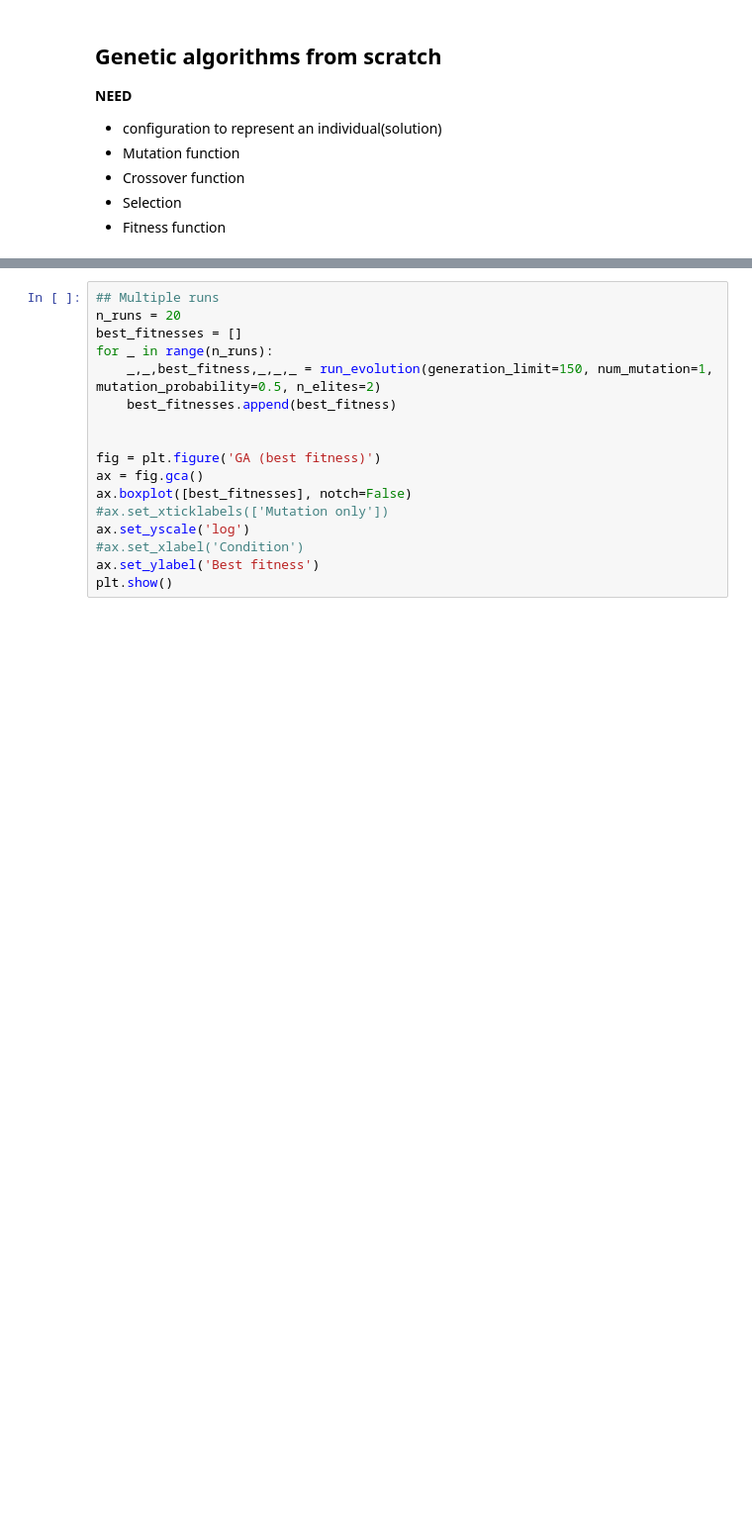
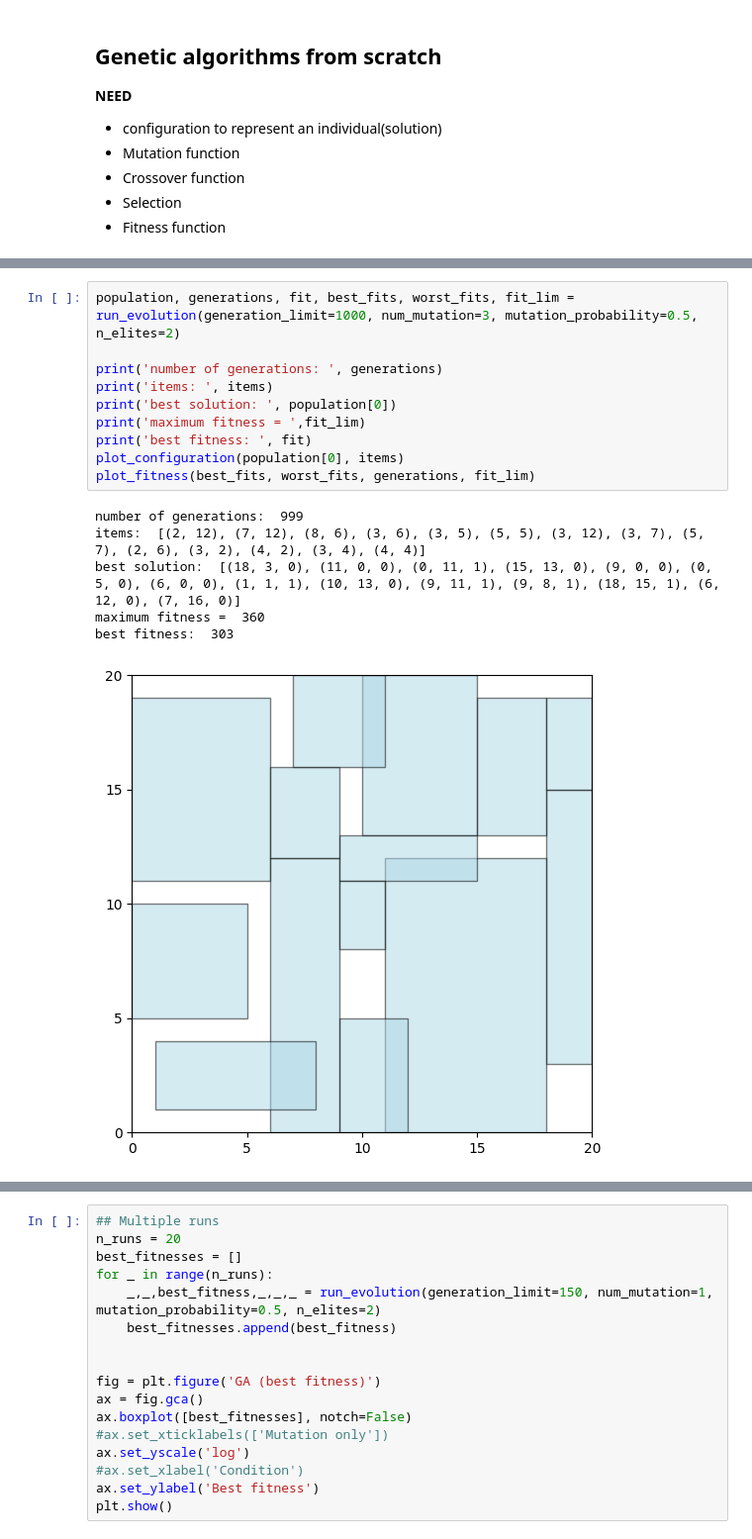
Before and after one commit to MisterMandarino/3D-Packing-Problem-using-Evolutionary-Computations, a Jupyter notebook: BinPackingProblem.ipynb, the cells around one changed output, grey strips where cells are left out. Shown at 99% size. Cells and saved outputs as stored; diff of their text form; blank space fills up the shorter version.

```diff
--- a/BinPackingProblem.ipynb
+++ b/BinPackingProblem.ipynb
@@ -539,0 +435,17 @@ def get_overlap_area(pos_a, dim_a, pos_b, dim_b):
+# %%
+population, generations, fit, best_fits, worst_fits, fit_lim = run_evolution(generation_limit=1000, num_mutation=3, mutation_probability=0.5, n_elites=2)
+
+print('number of generations: ', generations)
+print('items: ', items)
+print('best solution: ', population[0])
+print('maximum fitness = ',fit_lim)
+print('best fitness: ', fit)
+plot_configuration(population[0], items)
+plot_fitness(best_fits, worst_fits, generations, fit_lim)
+# %% [output]
+number of generations:  999
+items:  [(2, 12), (7, 12), (8, 6), (3, 6), (3, 5), (5, 5), (3, 12), (3, 7), (5, 7), (2, 6), (3, 2), (4, 2), (3, 4), (4, 4)]
+best solution:  [(18, 3, 0), (11, 0, 0), (0, 11, 1), (15, 13, 0), (9, 0, 0), (0, 5, 0), (6, 0, 0), (1, 1, 1), (10, 13, 0), (9, 11, 1), (9, 8, 1), (18, 15, 1), (6, 12, 0), (7, 16, 0)]
+maximum fitness =  360
+best fitness:  303
+[figure, added]
```
Also changed, not shown: parts of 30 cells of this notebook, 9 other files.
